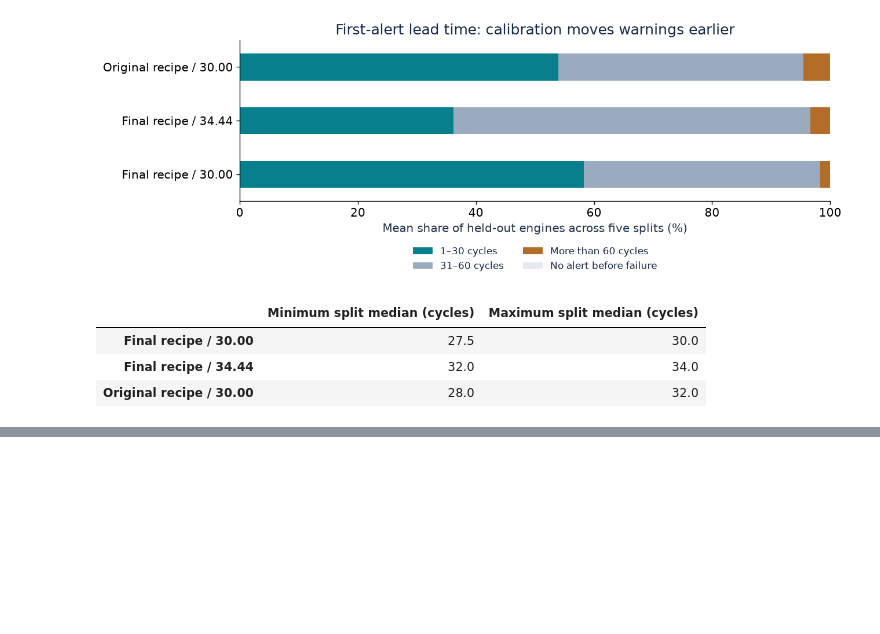
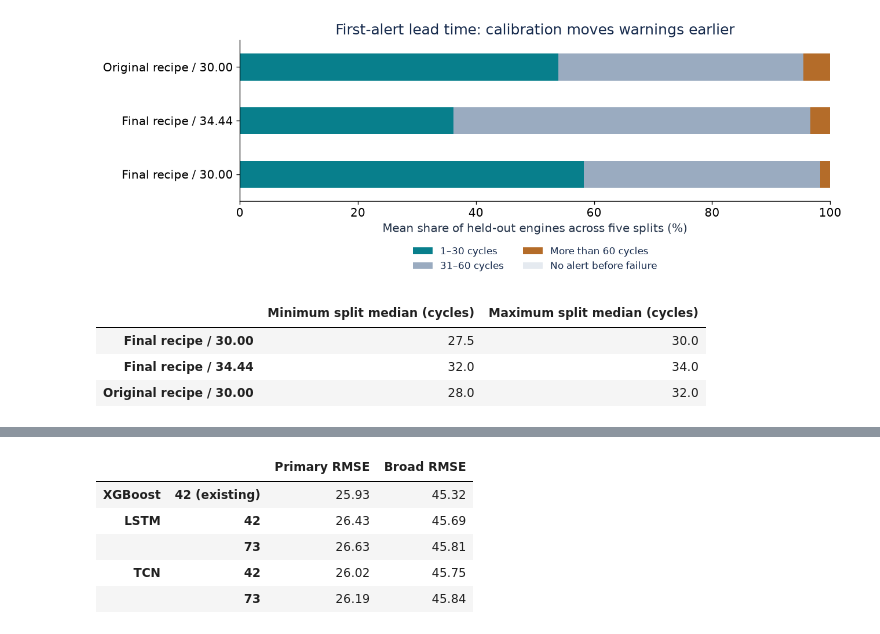
Before and after one commit to Asabrax/nasa-turbofan, a Jupyter notebook: explore.ipynb, the cells around one changed output, grey strips where cells are left out. Drawn from its saved outputs; the diff is of its cells as text; code cells hidden in the pictures; blank space fills up the shorter version.

Commit message:
Update models

```diff
--- a/explore.ipynb
+++ b/explore.ipynb
@@ -406,0 +405,15 @@ provide stronger evidence than further tuning on this already-observed benchmark
+# %%
+seq=pd.read_csv(ROOT/'outputs/sequences/metrics.csv')
+reference=pd.read_csv(ROOT/'outputs/sequences/xgboost_reference.csv').set_index('protocol')
+rows=[{'Model':'XGBoost','Seed':'42 (existing)','Primary RMSE':reference.loc['primary','RMSE'],'Broad RMSE':reference.loc['broad','RMSE']}]
+for (model,seed),group in seq.groupby(['model','seed']):
+    group=group.set_index('protocol')
+    rows.append({'Model':model,'Seed':str(seed),'Primary RMSE':group.loc['primary','RMSE'],'Broad RMSE':group.loc['broad','RMSE']})
+display(pd.DataFrame(rows).set_index(['Model','Seed']).round(2).rename_axis(index=[None,None],columns=None))
+# %% [output]
+|  |  | Primary RMSE | Broad RMSE |
+| XGBoost | 42 (existing) | 25.93 | 45.32 |
+| LSTM | 42 | 26.43 | 45.69 |
+|  | 73 | 26.63 | 45.81 |
+| TCN | 42 | 26.02 | 45.75 |
+|  | 73 | 26.19 | 45.84 |
```
Also changed, not shown: parts of 5 cells of this notebook, 18 other files.
